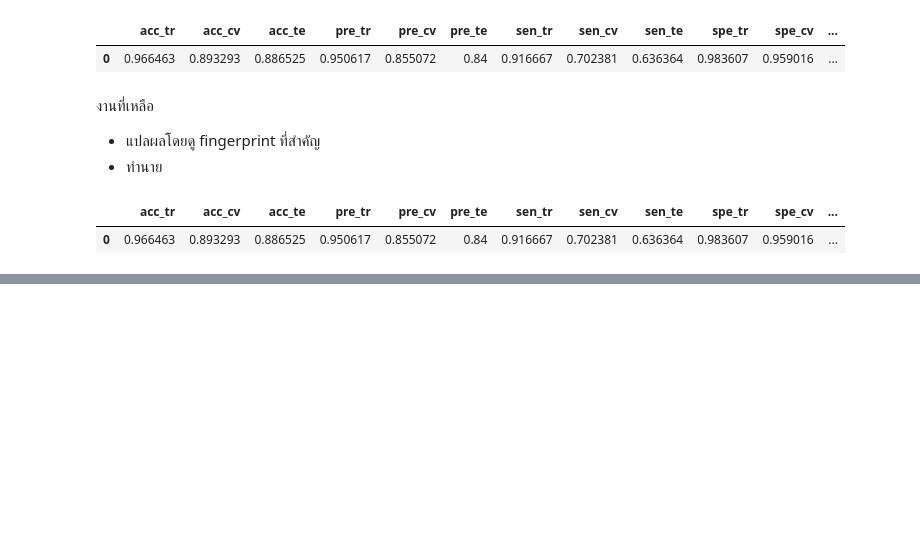
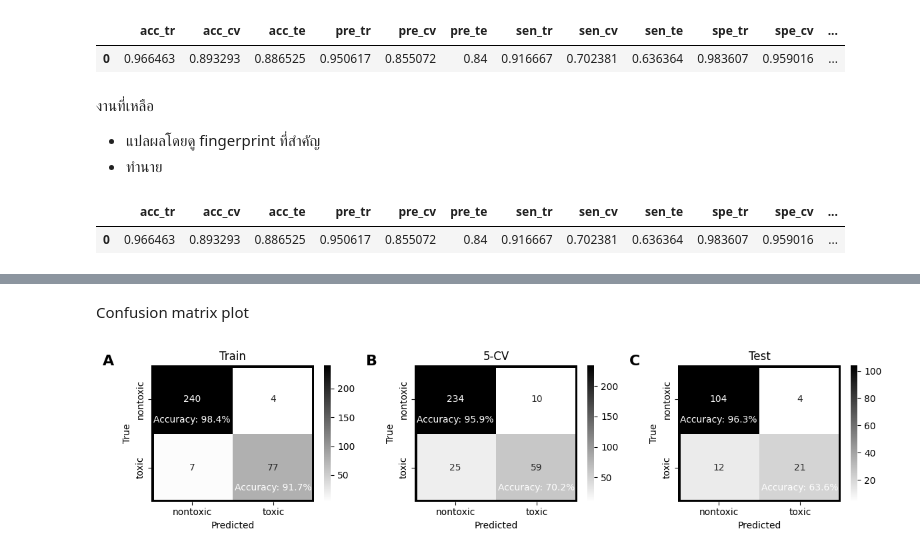
Before and after one commit to taraponglab/Skin_Irritation_CT, a Jupyter notebook: projectpubchem.ipynb, the cells around one changed output, grey strips where cells are left out. Saved outputs shown, nothing was run; the diff lists cells and outputs as text; code cells hidden in the pictures; blank space fills up the shorter version.

```diff
--- a/projectpubchem.ipynb
+++ b/projectpubchem.ipynb
@@ -599,0 +622,62 @@ plt.plot(mean_fpr, mean_tpr, label='Test (AUC = %0.2f)' % mean_auc, linestyle='d
+# %% [markdown]
+Confusion matrix plot
+# %%
+#load pckage
+import matplotlib.pyplot as plt
+import seaborn as sns
+import matplotlib.patches as patches
+# define class names
+classes = ["nontoxic", "toxic"]
+#plot
+fig,ax = plt.subplots(nrows=1, ncols=3, figsize=(12,3))
+fig.tight_layout(w_pad=5, h_pad=5)
+texts = ['A', 'B', 'C']
+axes = fig.get_axes()
+for a,l in zip(axes, texts):
+    a.annotate(l, xy=(-0.3, 1.0), xycoords="axes fraction", fontsize=16, weight='bold')
+
+#train
+plt.subplot(1,3,1)
+cm = confusion_matrix(y_train, y_train_pred)
+sns.heatmap(cm, annot=True, fmt='d', cmap='gist_yarg', xticklabels=classes, yticklabels=classes)
+
+# Accuracy for each class
+class_accuracy = (np.diag(cm) / np.sum(cm, axis=1)) *100
+for i in range(len(classes)):
+    plt.text(i + 0.5, i +0.8, f'Accuracy: {class_accuracy[i]:.1f}%',
+             ha='center', va='center', color='white', fontsize=10)
+plt.gca().add_patch(patches.Rectangle((0, 0), 2, 2, fill=False, edgecolor='black', linewidth=5))
+plt.title('Train')
+plt.xlabel('Predicted')
+plt.ylabel('True')
+#CV
+plt.subplot(1,3,2)
+cm = confusion_matrix(y_train, y_cv_pred)
+sns.heatmap(cm, annot=True, fmt='d', cmap='gist_yarg', xticklabels=classes, yticklabels=classes)
+# Calculate precision and recall for each class
+# Accuracy for each class
+class_accuracy = (np.diag(cm) / np.sum(cm, axis=1)) *100
+for i in range(len(classes)):
+    plt.text(i + 0.5, i +0.8, f'Accuracy: {class_accuracy[i]:.1f}%',
+             ha='center', va='center', color='white', fontsize=10)
+plt.gca().add_patch(patches.Rectangle((0, 0), 2, 2, fill=False, edgecolor='black', linewidth=5))
+plt.title('5-CV')
+plt.xlabel('Predicted')
+plt.ylabel('True')
+#test
+plt.subplot(1,3,3)
+cm = confusion_matrix(y_test, y_test_pred)
+sns.heatmap(cm, annot=True, fmt='d', cmap='gist_yarg', xticklabels=classes, yticklabels=classes)
+# Accuracy for each class
+class_accuracy = (np.diag(cm) / np.sum(cm, axis=1)) *100
+for i in range(len(classes)):
+    plt.text(i + 0.5, i +0.8, f'Accuracy: {class_accuracy[i]:.1f}%', ha='center', va='center', color='white', fontsize=10)
+plt.gca().add_patch(patches.Rectangle((0, 0), 2, 2, fill=False, edgecolor='black', linewidth=5))
+plt.title('Test')
+plt.xlabel('Predicted')
+plt.ylabel('True')
+plt.tight_layout()
+plt.savefig('/content/drive/MyDrive/project/confusionmatrix_hacat_pubchem.png', dpi=500, bbox_inches='tight')
+plt.show()
+# %% [output]
+[figure, added]
```
Also changed, not shown: parts of 4 cells of this notebook.
